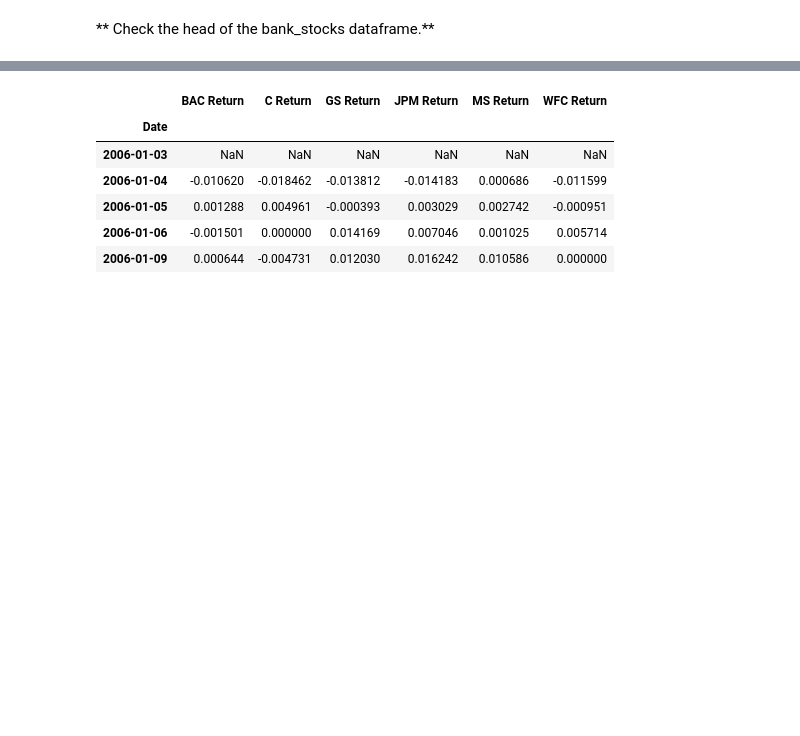
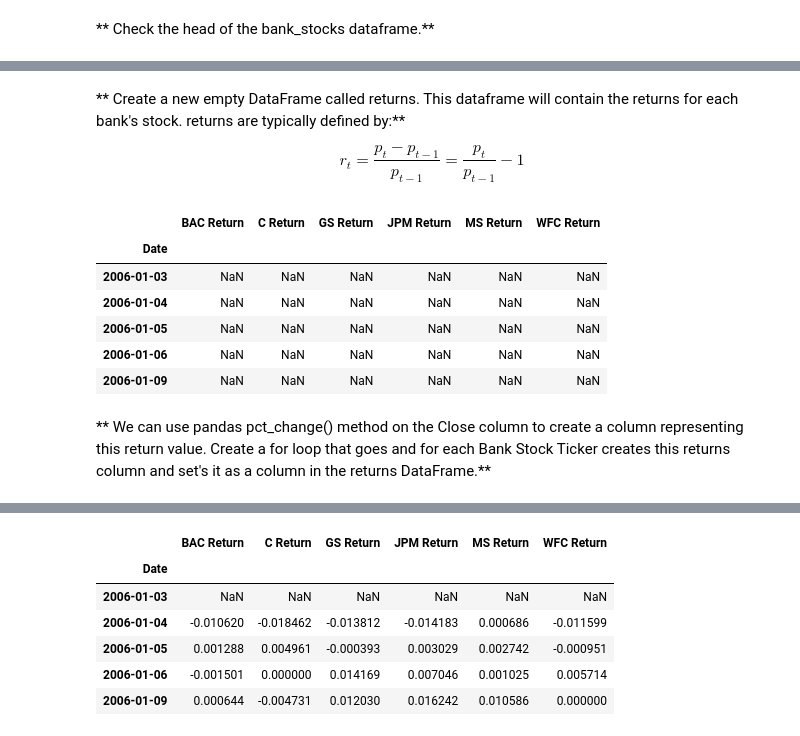
Before and after one commit to c2eien/charles, a Jupyter notebook: Data Capstones/Finance/Finance Project - cc.ipynb, the cells around one changed output, grey strips where cells are left out. Cells and saved outputs as stored; diff of their text form; code cells hidden in the pictures; blank space fills up the shorter version.

```diff
--- a/Data Capstones/Finance/Finance Project - cc.ipynb
+++ b/Data Capstones/Finance/Finance Project - cc.ipynb
@@ -62,2 +128,19 @@ bank_stocks.columns.names = ['Bank Ticker','Stock Info']
+# %% [markdown]
+** Create a new empty DataFrame called returns. This dataframe will contain the returns for each bank's stock. returns are typically defined by:**
+
+$$r_t = \frac{p_t - p_{t-1}}{p_{t-1}} = \frac{p_t}{p_{t-1}} - 1$$
+# %%
+returns = pd.DataFrame(np.nan, index=bank_stocks.index, columns=['BAC Return','C Return','GS Return','JPM Return','MS Return','WFC Return'])
+returns.head()
+# %% [output]
+|  | BAC Return | C Return | GS Return | JPM Return | MS Return | WFC Return |
+| Date |  |  |  |  |  |  |
+| 2006-01-03 | NaN | NaN | NaN | NaN | NaN | NaN |
+| 2006-01-04 | NaN | NaN | NaN | NaN | NaN | NaN |
+| 2006-01-05 | NaN | NaN | NaN | NaN | NaN | NaN |
+| 2006-01-06 | NaN | NaN | NaN | NaN | NaN | NaN |
+| 2006-01-09 | NaN | NaN | NaN | NaN | NaN | NaN |
+# %% [markdown]
+** We can use pandas pct_change() method on the Close column to create a column representing this return value. Create a for loop that goes and for each Bank Stock Ticker creates this returns column and set's it as a column in the returns DataFrame.**
 # %%
 # %% [output]
```
Also changed, not shown: parts of 12 cells of this notebook, 46 other files.
